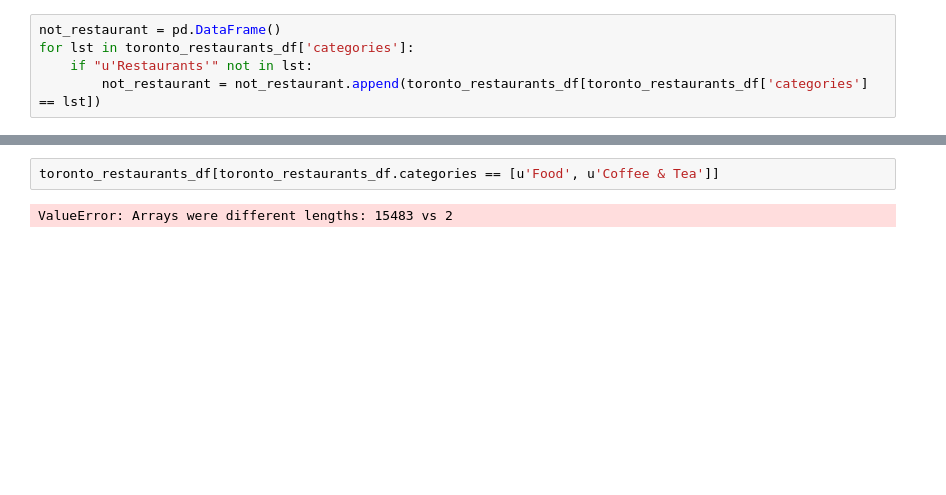
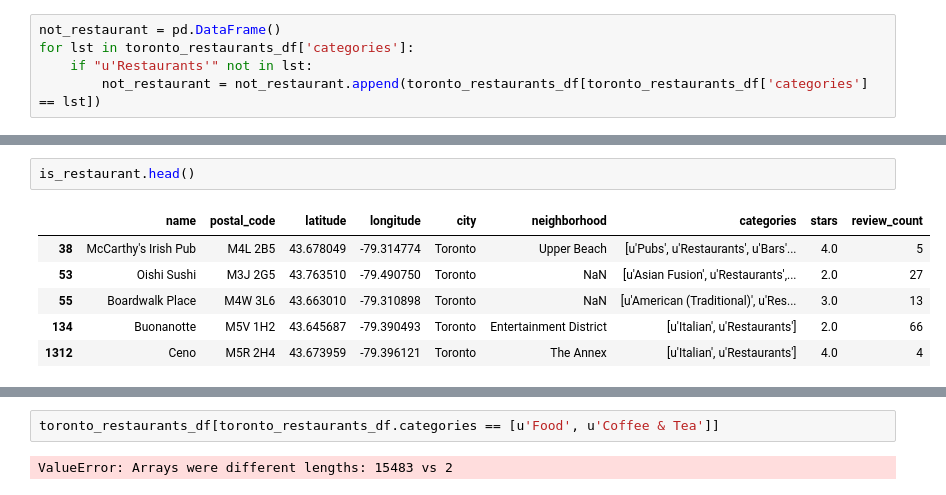
Before and after one commit to shrutirao94/Restaurant-Quality-and-Co-location-in-Toronto, a Jupyter notebook: yelp_toronto_analysis.ipynb, the cells around one changed output, grey strips where cells are left out. Drawn from its saved outputs; the diff is of its cells as text; blank space fills up the shorter version.

```diff
--- a/yelp_toronto_analysis.ipynb
+++ b/yelp_toronto_analysis.ipynb
@@ -88,0 +105,9 @@ not_restaurant.head()
+# %%
+is_restaurant.head()
+# %% [output]
+|  | name | postal_code | latitude | longitude | city | neighborhood | categories | stars | review_count |
+| 38 | McCarthy's Irish Pub | M4L 2B5 | 43.678049 | -79.314774 | Toronto | Upper Beach | [u'Pubs', u'Restaurants', u'Bars'... | 4.0 | 5 |
+| 53 | Oishi Sushi | M3J 2G5 | 43.763510 | -79.490750 | Toronto | NaN | [u'Asian Fusion', u'Restaurants',... | 2.0 | 27 |
+| 55 | Boardwalk Place | M4W 3L6 | 43.663010 | -79.310898 | Toronto | NaN | [u'American (Traditional)', u'Res... | 3.0 | 13 |
+| 134 | Buonanotte | M5V 1H2 | 43.645687 | -79.390493 | Toronto | Entertainment District | [u'Italian', u'Restaurants'] | 2.0 | 66 |
+| 1312 | Ceno | M5R 2H4 | 43.673959 | -79.396121 | Toronto | The Annex | [u'Italian', u'Restaurants'] | 4.0 | 4 |
```
Also changed, not shown: parts of 9 cells of this notebook.
